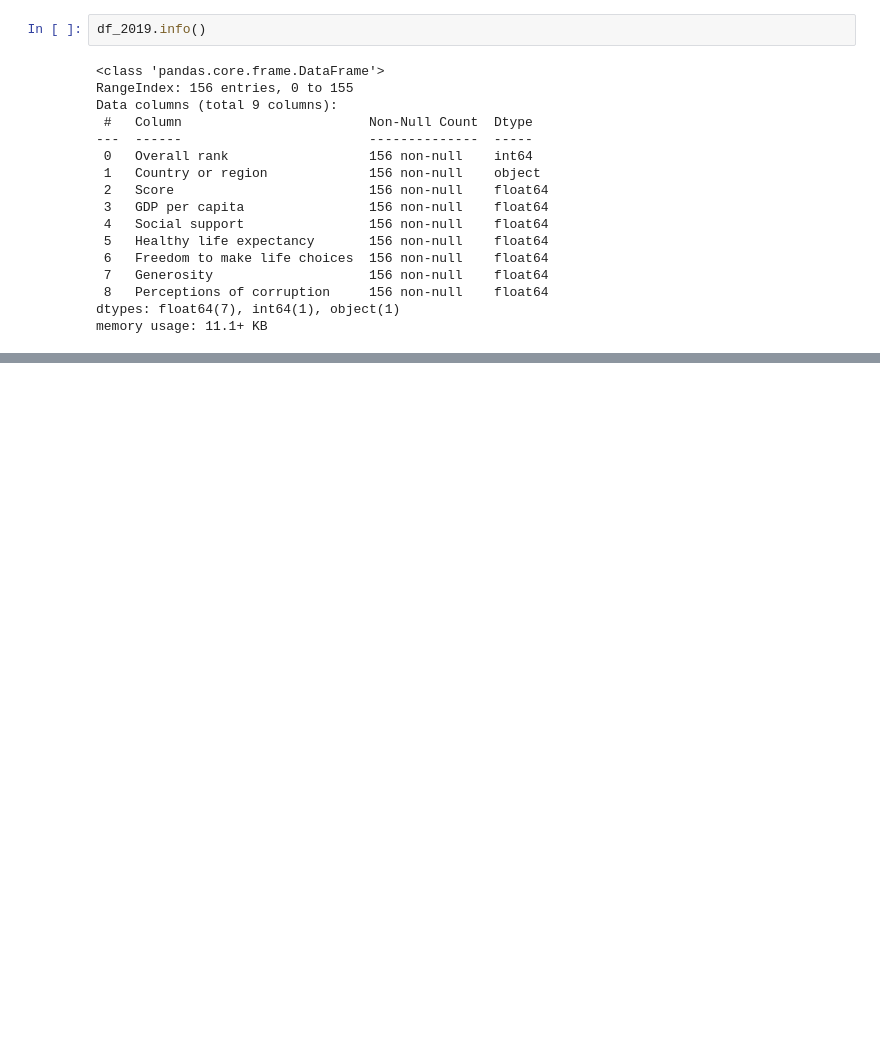
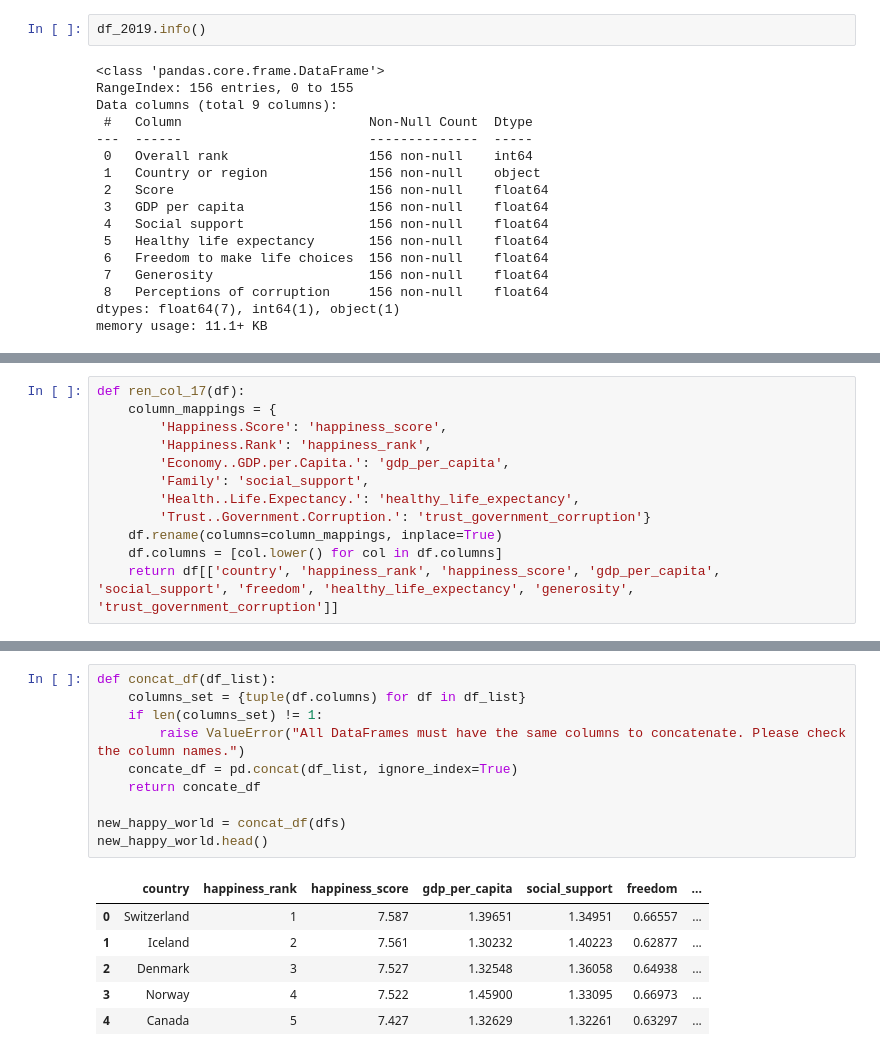
Before and after one commit to sslo12/Workshop-3, a Jupyter notebook: Notebooks/01_EDA.ipynb, the cells around one changed output, grey strips where cells are left out. Cells and saved outputs as stored; diff of their text form; blank space fills up the shorter version.

```diff
--- a/Notebooks/01_EDA.ipynb
+++ b/Notebooks/01_EDA.ipynb
@@ -247,0 +195,12 @@ MERGE
+# %%
+def ren_col_17(df):
+    column_mappings = {
+        'Happiness.Score': 'happiness_score',
+        'Happiness.Rank': 'happiness_rank',
+        'Economy..GDP.per.Capita.': 'gdp_per_capita',
+        'Family': 'social_support',
+        'Health..Life.Expectancy.': 'healthy_life_expectancy',
+        'Trust..Government.Corruption.': 'trust_government_corruption'}
+    df.rename(columns=column_mappings, inplace=True)
+    df.columns = [col.lower() for col in df.columns]
+    return df[['country', 'happiness_rank', 'happiness_score', 'gdp_per_capita', 'social_support', 'freedom', 'healthy_life_expectancy', 'generosity', 'trust_government_corruption']]
@@ -247,0 +243,17 @@ MERGE
+# %%
+def concat_df(df_list):
+    columns_set = {tuple(df.columns) for df in df_list}
+    if len(columns_set) != 1:
+        raise ValueError("All DataFrames must have the same columns to concatenate. Please check the column names.")
+    concate_df = pd.concat(df_list, ignore_index=True)
+    return concate_df
+
+new_happy_world = concat_df(dfs)
+new_happy_world.head()
+# %% [output]
+|  | country | happiness_rank | happiness_score | gdp_per_capita | social_support | freedom | ... |
+| 0 | Switzerland | 1 | 7.587 | 1.39651 | 1.34951 | 0.66557 | ... |
+| 1 | Iceland | 2 | 7.561 | 1.30232 | 1.40223 | 0.62877 | ... |
+| 2 | Denmark | 3 | 7.527 | 1.32548 | 1.36058 | 0.64938 | ... |
+| 3 | Norway | 4 | 7.522 | 1.45900 | 1.33095 | 0.66973 | ... |
+| 4 | Canada | 5 | 7.427 | 1.32629 | 1.32261 | 0.63297 | ... |
```
Also changed, not shown: parts of 39 cells of this notebook.
